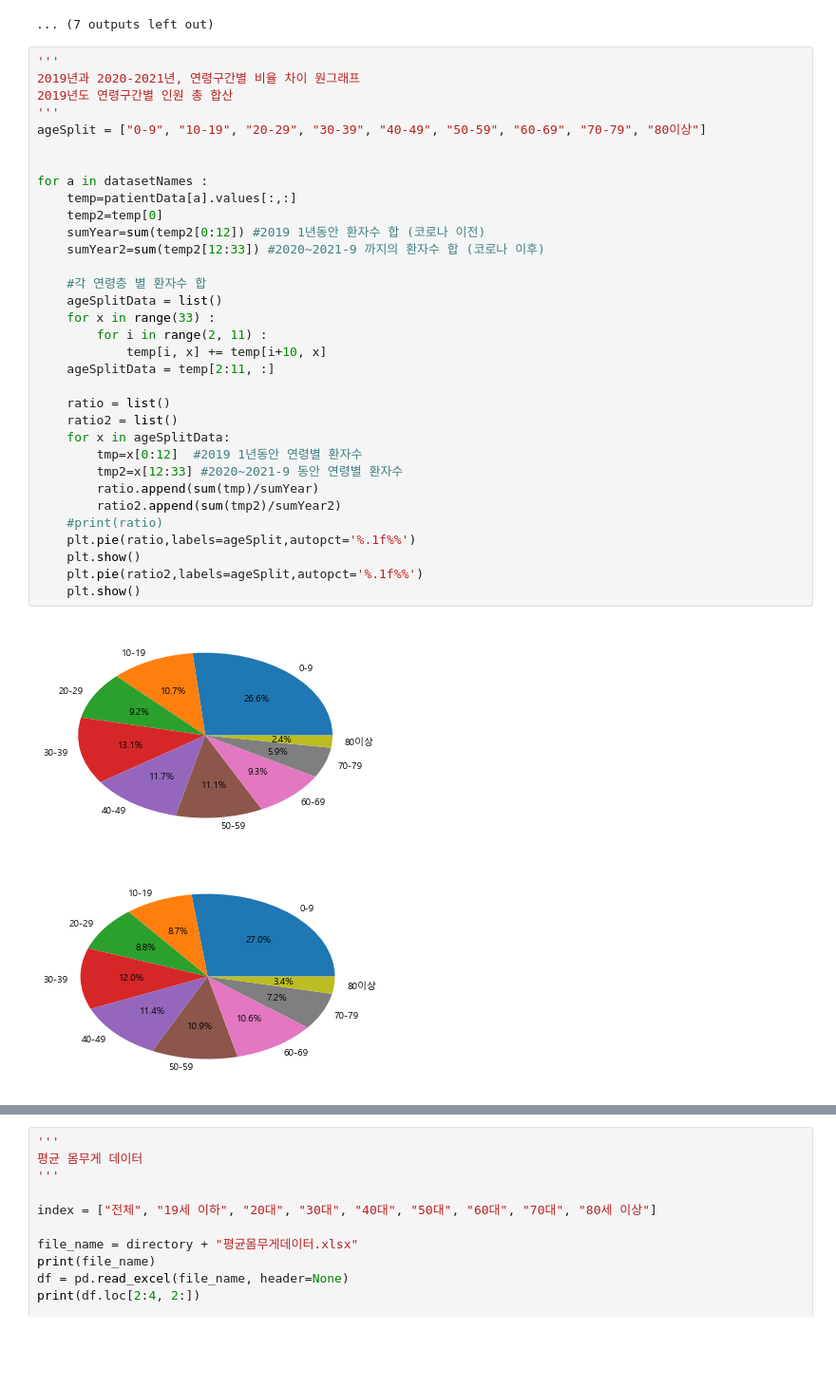
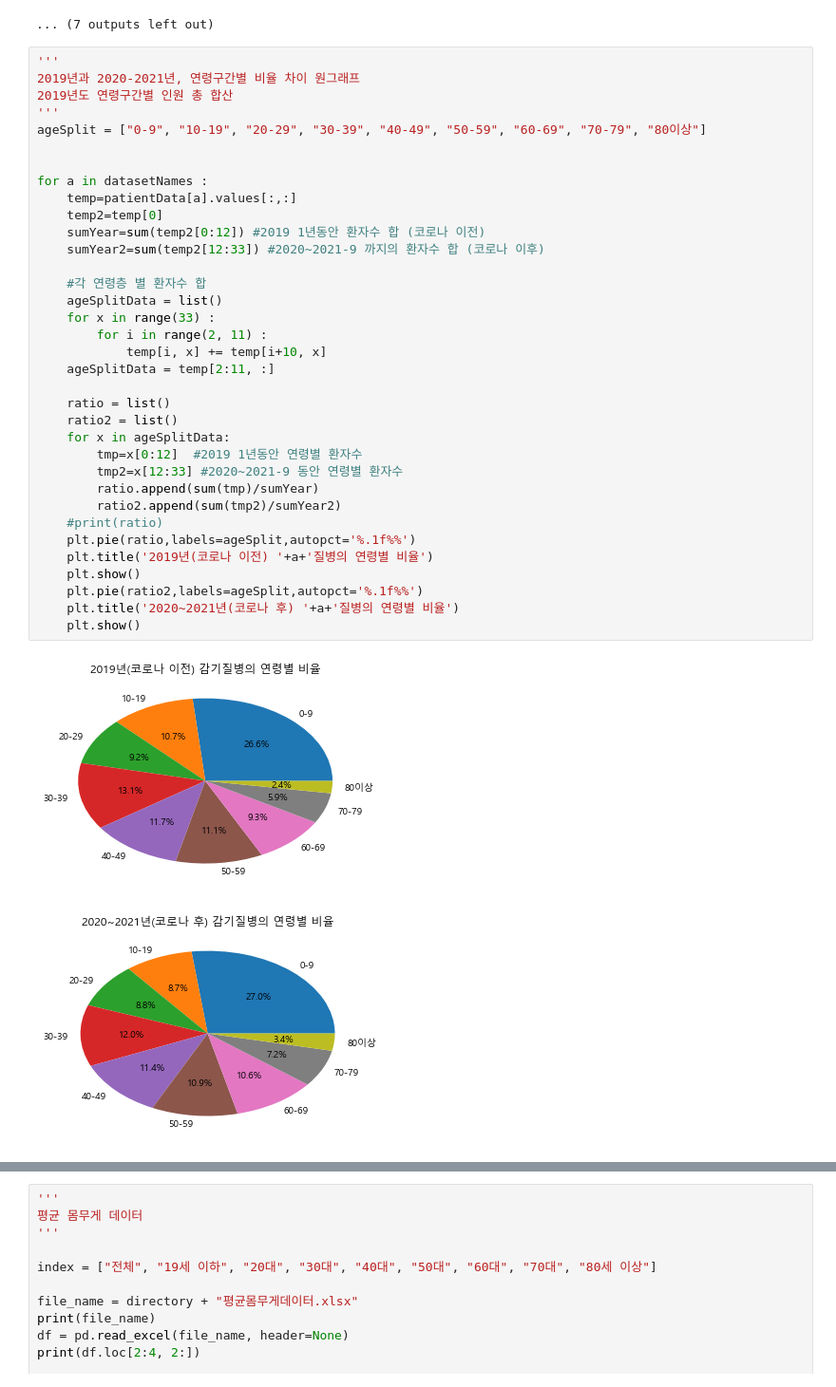
Before and after one commit to gayoungee/22-1_DataAnalysis, a Jupyter notebook: baseAnalysis.ipynb, the cells around one changed output, grey strips where cells are left out. Shown at 95% size. Drawn from its saved outputs; the diff is of its cells as text; blank space fills up the shorter version.

```diff
--- a/baseAnalysis.ipynb
+++ b/baseAnalysis.ipynb
@@ -167,32 +167,34 @@ for a in datasetNames :
 '''
 ageSplit = ["0-9", "10-19", "20-29", "30-39", "40-49", "50-59", "60-69", "70-79", "80이상"]
 
 
 for a in datasetNames :
     temp=patientData[a].values[:,:]
     temp2=temp[0]
     sumYear=sum(temp2[0:12]) #2019 1년동안 환자수 합 (코로나 이전)
     sumYear2=sum(temp2[12:33]) #2020~2021-9 까지의 환자수 합 (코로나 이후)
 
     #각 연령층 별 환자수 합
     ageSplitData = list()
     for x in range(33) :
         for i in range(2, 11) :
             temp[i, x] += temp[i+10, x]
     ageSplitData = temp[2:11, :]
 
     ratio = list()
     ratio2 = list()
     for x in ageSplitData:
         tmp=x[0:12]  #2019 1년동안 연령별 환자수
         tmp2=x[12:33] #2020~2021-9 동안 연령별 환자수
         ratio.append(sum(tmp)/sumYear)
         ratio2.append(sum(tmp2)/sumYear2)
     #print(ratio)
     plt.pie(ratio,labels=ageSplit,autopct='%.1f%%')
+    plt.title('2019년(코로나 이전) '+a+'질병의 연령별 비율')
     plt.show()
     plt.pie(ratio2,labels=ageSplit,autopct='%.1f%%')
+    plt.title('2020~2021년(코로나 후) '+a+'질병의 연령별 비율')
     plt.show()
 # %% [output]
-[figure, old version]
+[figure, new version]
-[figure, old version]
+[figure, new version]
```
Also changed, not shown: parts of 2 cells of this notebook.
